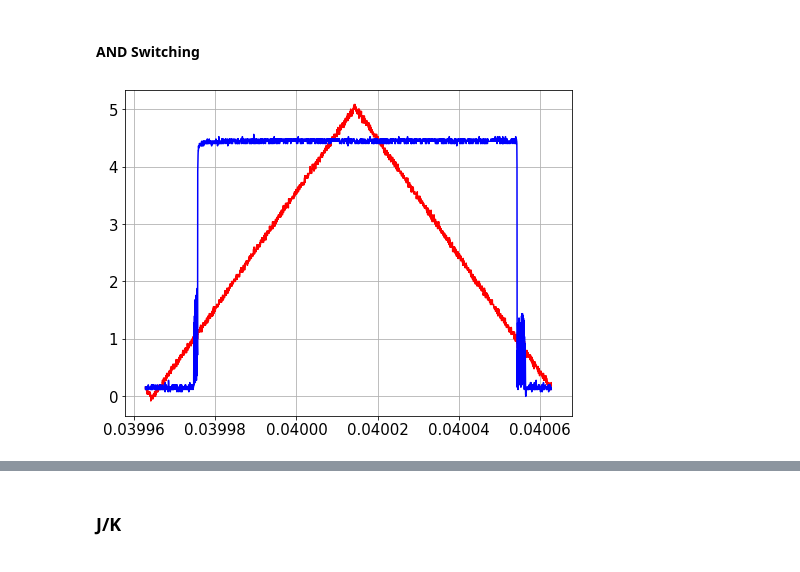
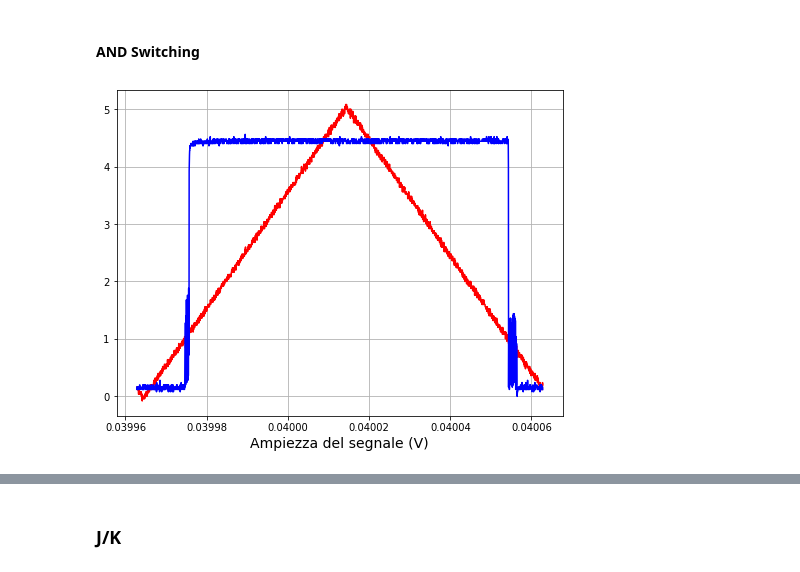
Before and after one commit to valeriopagliarino/Electronics-2021-UNITO-Public, a Jupyter notebook: analysis/2_AND_JK_BJT.ipynb, the cells around one changed output, grey strips where cells are left out. Cells and saved outputs as stored; diff of their text form; code cells hidden in the pictures.

Commit message:
And switching plot

```diff
--- a/analysis/2_AND_JK_BJT.ipynb
+++ b/analysis/2_AND_JK_BJT.ipynb
@@ -318,11 +320,14 @@ time_2_and3 = CH2_and3['Data'].to_numpy().transpose()[0]
 sig_2_and3 = CH2_and3['Data'].to_numpy().transpose()[1]
 # %%
 fig, ax  = plt.subplots(figsize=(8,6))
-ax.plot(time_1_and3, sig_1_and3, color = "red", label = "Step")
-ax.plot(time_2_and3, sig_2_and3, color = "blue", label = "Step")
+ax.plot(time_1_and3, sig_1_and3, color = "red", label = "Segnale in input")
+ax.plot(time_2_and3, sig_2_and3, color = "blue", label = "Segnale in output")
 ax.grid()
+plt.xlabel("Base dei tempi (s)",fontsize=14)
+plt.xlabel("Ampiezza del segnale (V)",fontsize=14)
+plt.savefig(f"{OUTPUTDIR}/and-switching.pdf")
 # %% [output]
-[figure, old version]
+[figure, new version]
 # %%
 CH1_and4 = openTek(f'{DATADIR}/26-10-21/AND-switching2/F0003CH1.CSV')
 CH2_and4 = openTek(f'{DATADIR}/26-10-21/AND-switching2/F0003CH2.CSV')
```
Also changed, not shown: parts of 12 cells of this notebook, 16 other files.
